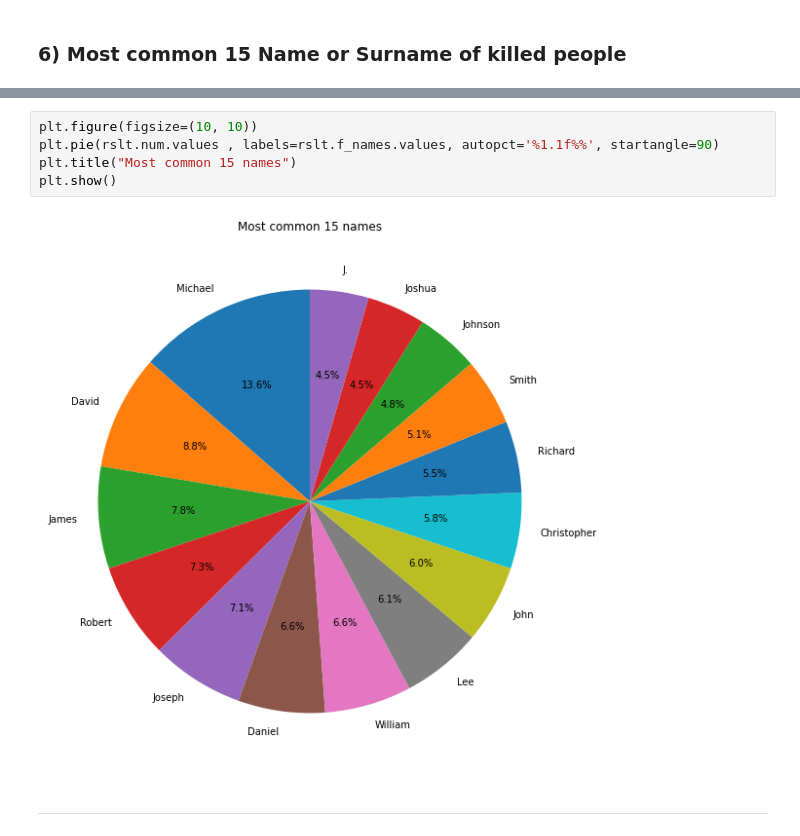
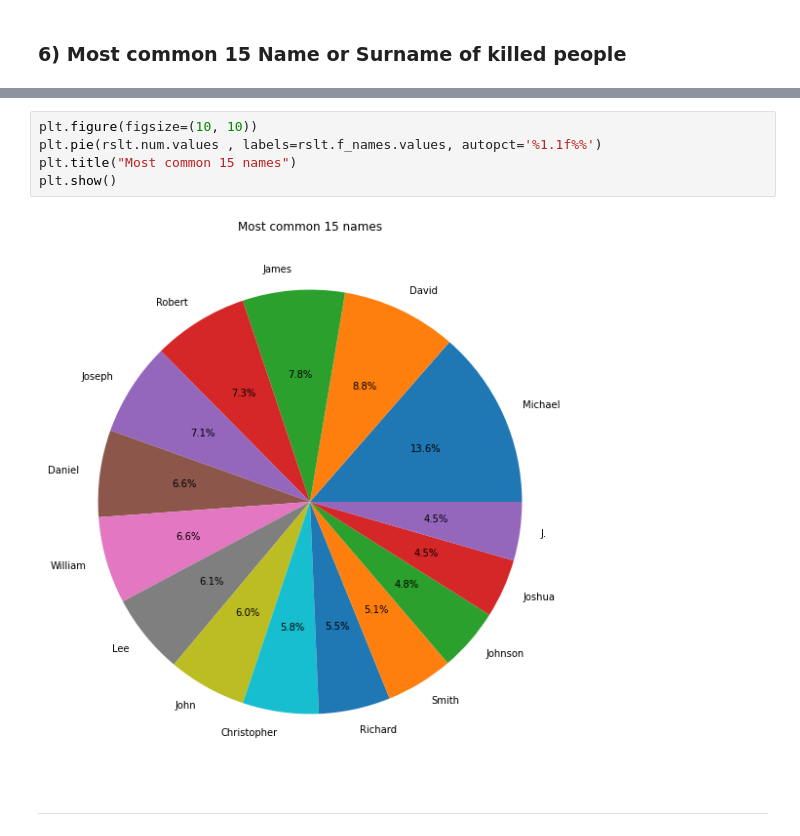
Before and after one commit to dilaraozcerit/Data-Analytics, a Jupyter notebook: Data Analysis/Matplotlib/Matplotlib_Assignment_1_.ipynb, the cells around one changed output, grey strips where cells are left out. Saved outputs shown, nothing was run; the diff lists cells and outputs as text.

```diff
--- a/Data Analysis/Matplotlib/Matplotlib_Assignment_1_.ipynb
+++ b/Data Analysis/Matplotlib/Matplotlib_Assignment_1_.ipynb
@@ -267,11 +312,11 @@ print(rslt)
 14           J.   27
 # %%
 plt.figure(figsize=(10, 10))
-plt.pie(rslt.num.values , labels=rslt.f_names.values, autopct='%1.1f%%', startangle=90)
+plt.pie(rslt.num.values , labels=rslt.f_names.values, autopct='%1.1f%%')
 plt.title("Most common 15 names")
 plt.show()
 # %% [output]
-[figure, old version]
+[figure, new version]
 # %% [markdown]
 
 
```
Also changed, not shown: parts of 5 cells of this notebook.
